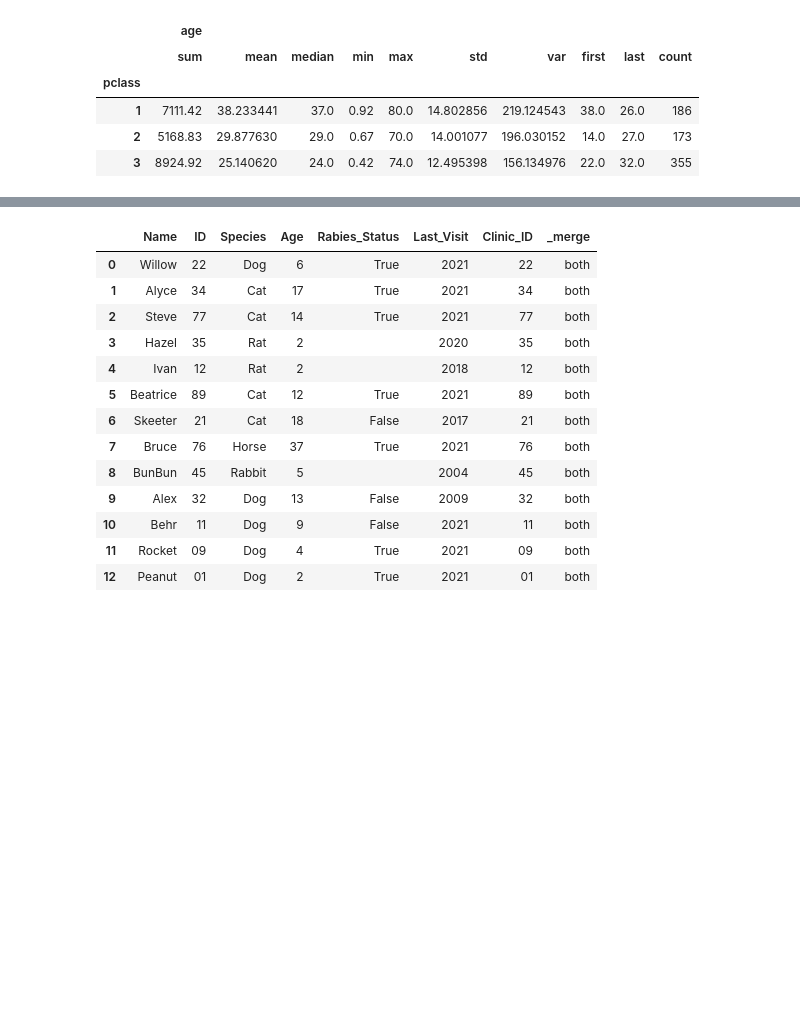
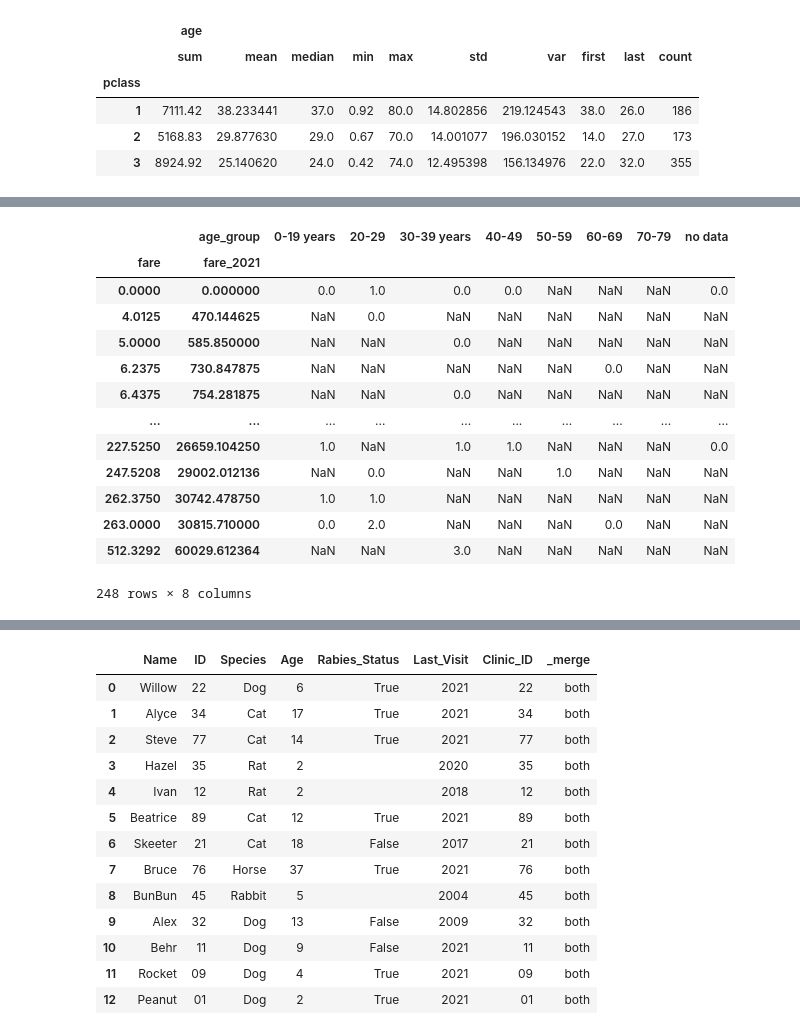
Before and after one commit to yayasanya/DataManipulation, a Jupyter notebook: DataManipulationWorkbook.ipynb, the cells around one changed output, grey strips where cells are left out. Drawn from its saved outputs; the diff is of its cells as text; code cells hidden in the pictures; blank space fills up the shorter version.

Commit message:
added new variables, recoding, and reshaping sections

```diff
--- a/DataManipulationWorkbook.ipynb
+++ b/DataManipulationWorkbook.ipynb
@@ -273,0 +327,25 @@ data.head()
+# %%
+#SOLUTION
+# 3. Create new column to check age groups
+
+def age_groups(series):
+    if series <20:
+        return "0-19 years"
+    elif 20 <= series < 30:
+        return "20-29"
+    elif 30 <= series < 40:
+        return "30-39 years"
+    elif 40 <= series < 50:
+        return "40-49"
+    elif 50 <= series < 60:
+        return "50-59"
+    elif 60 <= series < 70:
+        return "60-69"
+    elif 70 <= series < 80:
+        return "70-79"
+    else:
+        return "no data"
+
+data["age_group"] = data["age"].apply(age_groups)  #SOLUTION
+
+# Use this new column in the pivot/melt section
@@ -273,0 +418,20 @@ data.head()
+# %%
+# 2. pivot the table of the summed data where the values are "who", index is "pclass" and "deck", and the columns are "age_group"
+data_pt1 = data.pivot_table("survived", ["fare", "fare_2021"], "age_group", aggfunc = np.sum) #SOLUTION
+data_pt1
+# SOLUTION
+# %% [output]
+|  | age_group | 0-19 years | 20-29 | 30-39 years | 40-49 | 50-59 | 60-69 | 70-79 | no data |
+| fare | fare_2021 |  |  |  |  |  |  |  |  |
+| 0.0000 | 0.000000 | 0.0 | 1.0 | 0.0 | 0.0 | NaN | NaN | NaN | 0.0 |
+| 4.0125 | 470.144625 | NaN | 0.0 | NaN | NaN | NaN | NaN | NaN | NaN |
+| 5.0000 | 585.850000 | NaN | NaN | 0.0 | NaN | NaN | NaN | NaN | NaN |
+| 6.2375 | 730.847875 | NaN | NaN | NaN | NaN | NaN | 0.0 | NaN | NaN |
+| 6.4375 | 754.281875 | NaN | NaN | 0.0 | NaN | NaN | NaN | NaN | NaN |
+| ... | ... | ... | ... | ... | ... | ... | ... | ... | ... |
+| 227.5250 | 26659.104250 | 1.0 | NaN | 1.0 | 1.0 | NaN | NaN | NaN | 0.0 |
+| 247.5208 | 29002.012136 | NaN | 0.0 | NaN | NaN | 1.0 | NaN | NaN | NaN |
+| 262.3750 | 30742.478750 | 1.0 | 1.0 | NaN | NaN | NaN | NaN | NaN | NaN |
+| 263.0000 | 30815.710000 | 0.0 | 2.0 | NaN | NaN | NaN | 0.0 | NaN | NaN |
+| 512.3292 | 60029.612364 | NaN | NaN | 3.0 | NaN | NaN | NaN | NaN | NaN |
+248 rows × 8 columns
```
Also changed, not shown: parts of 41 cells of this notebook.
